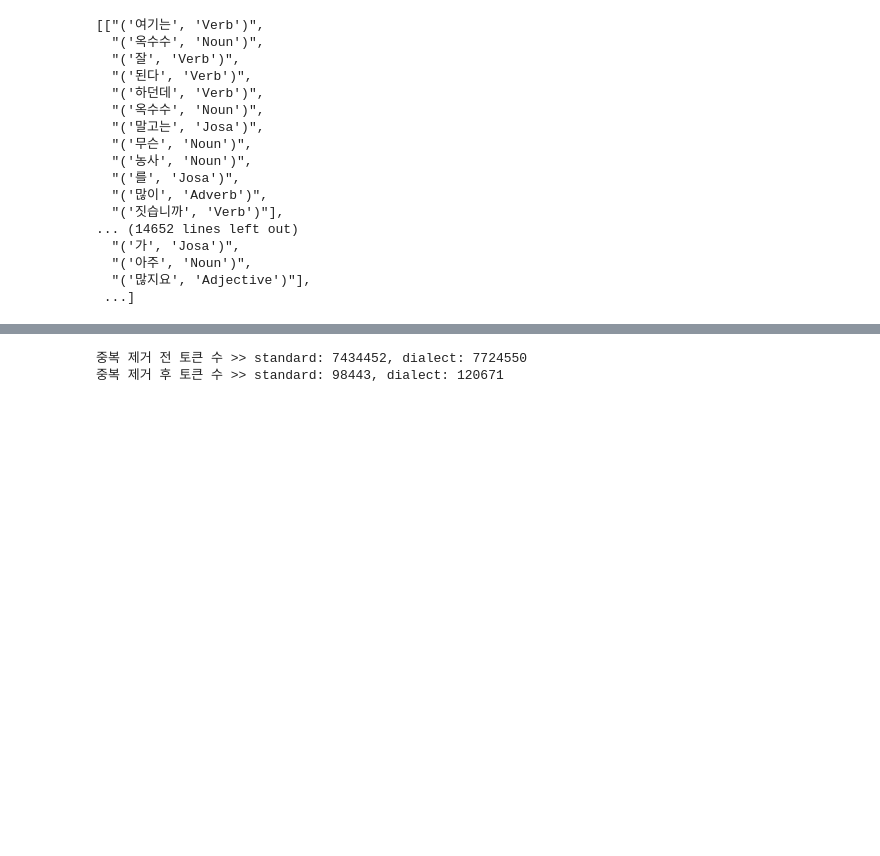
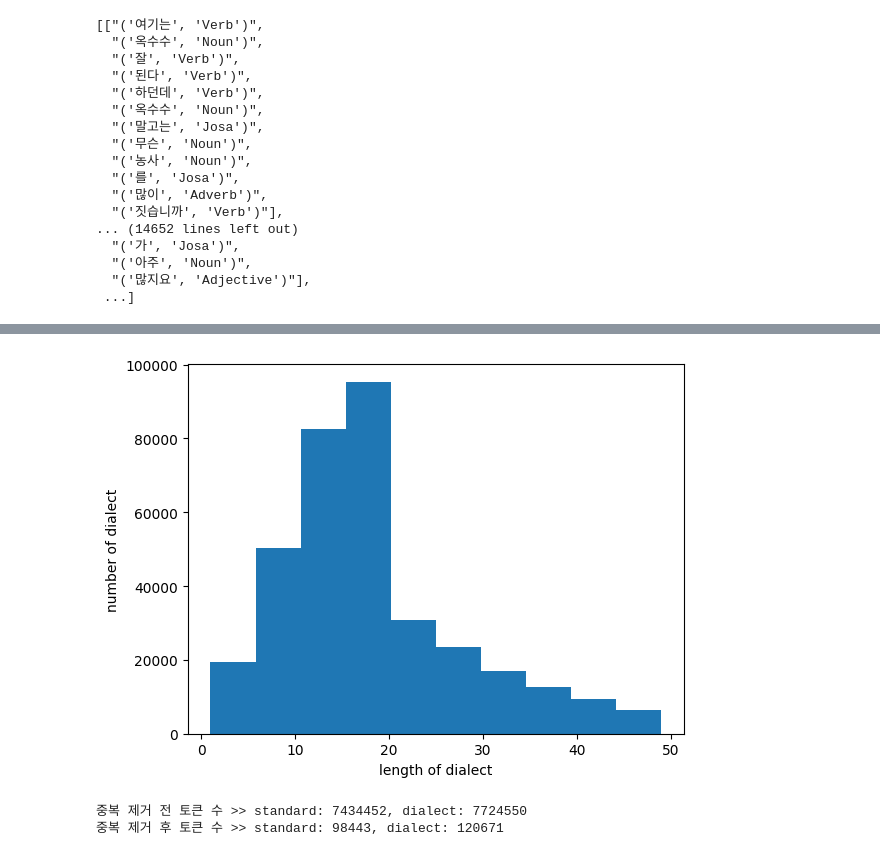
Before and after one commit to tukcomCD2024/4K, a Jupyter notebook: AI/사전 생성.ipynb, the cells around one changed output, grey strips where cells are left out. Cells and saved outputs as stored; diff of their text form; code cells hidden in the pictures; blank space fills up the shorter version.

```diff
--- a/AI/사전 생성.ipynb
+++ b/AI/사전 생성.ipynb
@@ -136,0 +178,14 @@ standard_okt_data
+# %%
+filtered_standard_data = []
+for text in standard_okt_data:
+    if len(text) < 50:
+        filtered_standard_data.append(text)
+    else:
+        pass
+# %%
+filtered_dialect_data = []
+for text in dialect_okt_data:
+    if len(text) < 50:
+        filtered_dialect_data.append(text)
+    else:
+        pass
@@ -137,3 +199,10 @@ standard_okt_data
+# %%
+plt.hist([len(sentence) for sentence in filtered_dialect_data], bins=10)
+plt.xlabel('length of dialect')
+plt.ylabel('number of dialect')
+plt.show()
+# %% [output]
+[figure, added]
 # %%
 from gensim.models import Word2Vec
 import matplotlib.pyplot as plt
```
Also changed, not shown: parts of 6 cells of this notebook.
